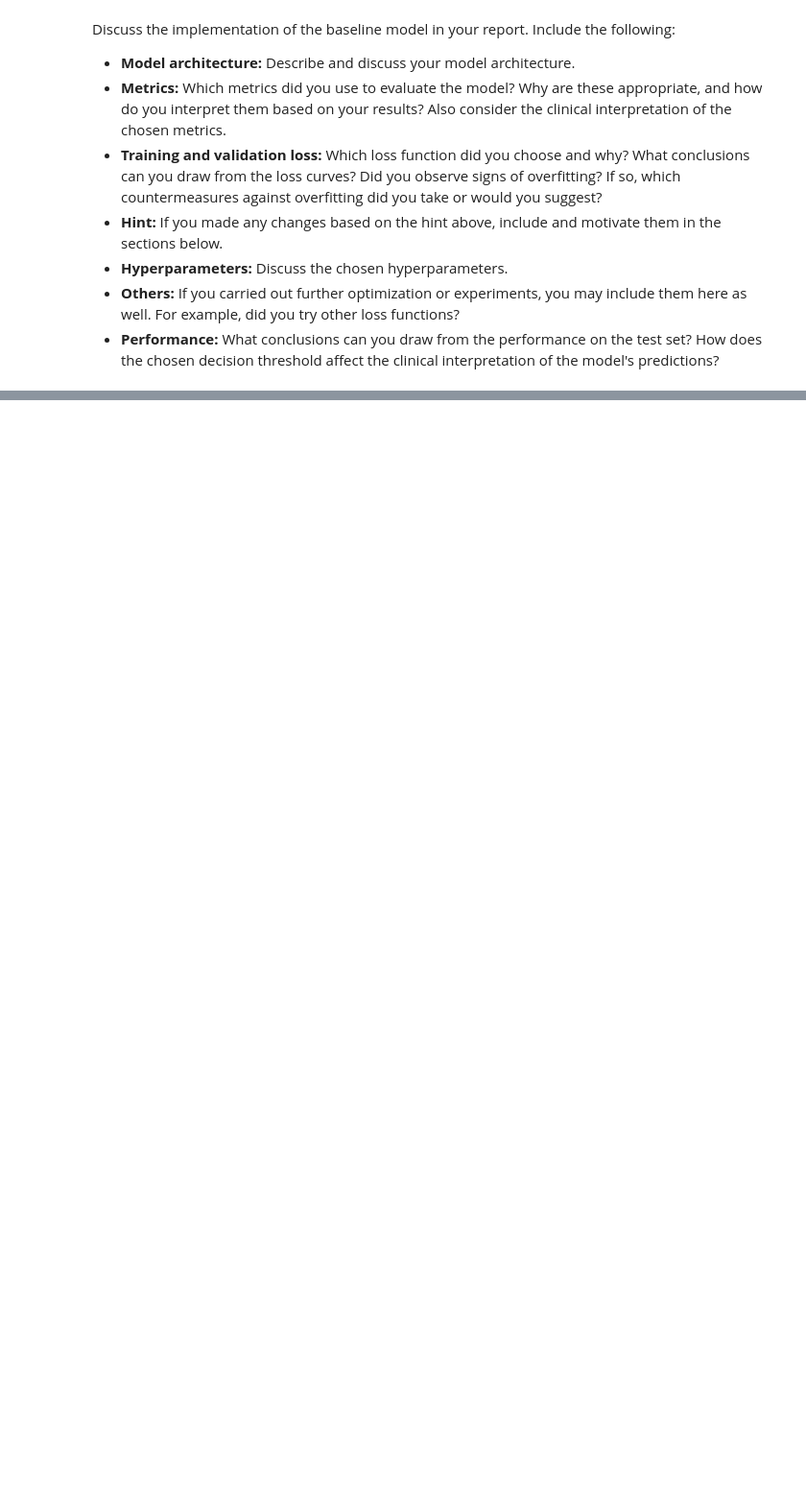
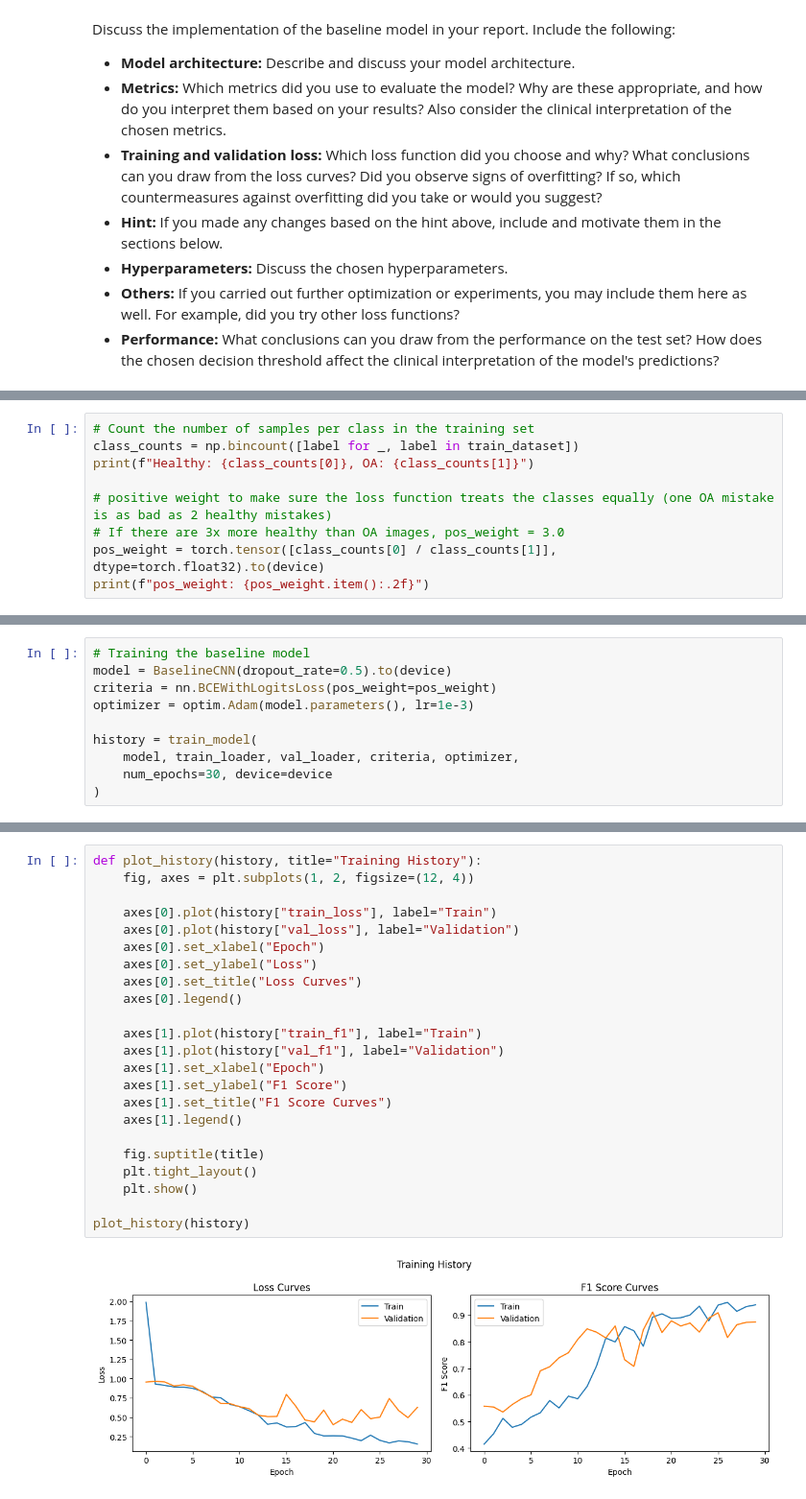
Before and after one commit to cornelka/ugentAI_kneeOA, a Jupyter notebook: notebooks/2_basemodel/baseline.ipynb, the cells around one changed output, grey strips where cells are left out. Shown at 96% size. Drawn from its saved outputs; the diff is of its cells as text; blank space fills up the shorter version.

```diff
--- a/notebooks/2_basemodel/baseline.ipynb
+++ b/notebooks/2_basemodel/baseline.ipynb
@@ -50,0 +135,9 @@ Discuss the implementation of the baseline model in your report. Include the fol
+# %%
+# Count the number of samples per class in the training set
+class_counts = np.bincount([label for _, label in train_dataset])
+print(f"Healthy: {class_counts[0]}, OA: {class_counts[1]}")
+
+# positive weight to make sure the loss function treats the classes equally (one OA mistake is as bad as 2 healthy mistakes)
+# If there are 3x more healthy than OA images, pos_weight = 3.0
+pos_weight = torch.tensor([class_counts[0] / class_counts[1]], dtype=torch.float32).to(device)
+print(f"pos_weight: {pos_weight.item():.2f}")
@@ -50,0 +284,10 @@ Discuss the implementation of the baseline model in your report. Include the fol
+# %%
+# Training the baseline model
+model = BaselineCNN(dropout_rate=0.5).to(device)
+criteria = nn.BCEWithLogitsLoss(pos_weight=pos_weight)
+optimizer = optim.Adam(model.parameters(), lr=1e-3)
+
+history = train_model(
+    model, train_loader, val_loader, criteria, optimizer,
+    num_epochs=30, device=device
+)
@@ -50,0 +301,25 @@ Discuss the implementation of the baseline model in your report. Include the fol
+# %%
+def plot_history(history, title="Training History"):
+    fig, axes = plt.subplots(1, 2, figsize=(12, 4))
+
+    axes[0].plot(history["train_loss"], label="Train")
+    axes[0].plot(history["val_loss"], label="Validation")
+    axes[0].set_xlabel("Epoch")
+    axes[0].set_ylabel("Loss")
+    axes[0].set_title("Loss Curves")
+    axes[0].legend()
+
+    axes[1].plot(history["train_f1"], label="Train")
+    axes[1].plot(history["val_f1"], label="Validation")
+    axes[1].set_xlabel("Epoch")
+    axes[1].set_ylabel("F1 Score")
+    axes[1].set_title("F1 Score Curves")
+    axes[1].legend()
+
+    fig.suptitle(title)
+    plt.tight_layout()
+    plt.show()
+
+plot_history(history)
+# %% [output]
+[figure, added]
```
Also changed, not shown: parts of 23 cells of this notebook, 3 other files.
